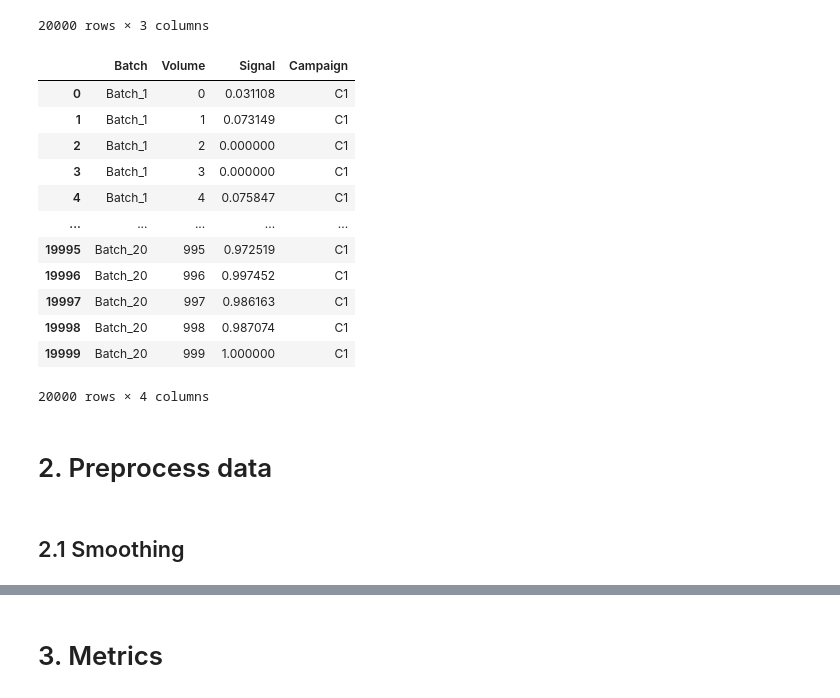
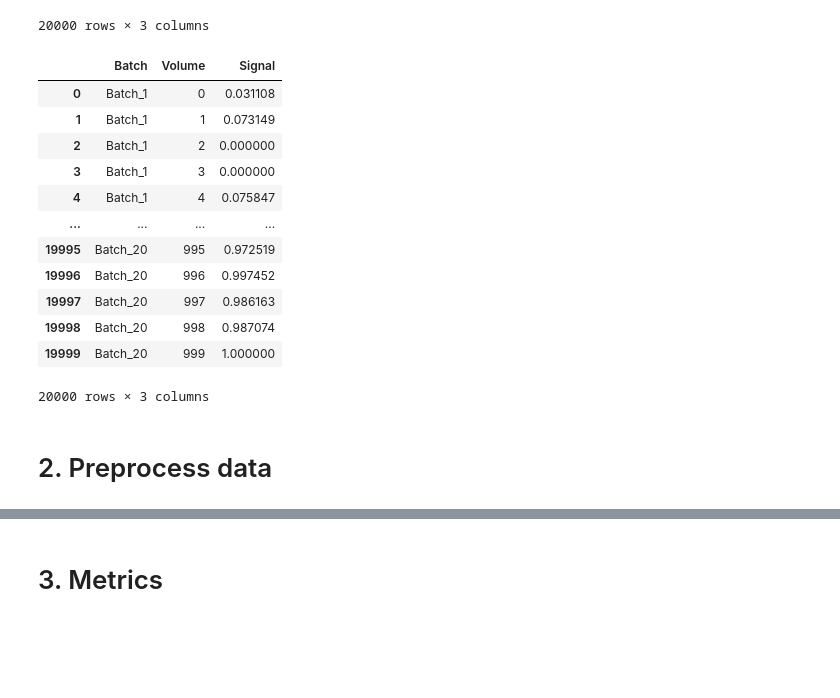
Before and after one commit to vincentgaul/direct_transitional_analysis, a Jupyter notebook: TA.ipynb, the cells around one changed output, grey strips where cells are left out. Saved outputs shown, nothing was run; the diff lists cells and outputs as text; code cells hidden in the pictures; blank space fills up the shorter version.

```diff
--- a/TA.ipynb
+++ b/TA.ipynb
@@ -27,26 +27,23 @@ df
 | 19999 | Batch_20 | 999 | 1.000000 |
 20000 rows × 3 columns
 # %%
-df_final = df.rename(columns = {'value':'Signal', 'data_point':'Volume', 'batch':'Batch'})
-df_final["Campaign"] = "C1"
+df = df.rename(columns = {'value':'Signal', 'data_point':'Volume', 'batch':'Batch'})
 #df_final = df_final[df_final["Batch"] == "Batch_1"]
-df_final
+df
 # %% [output]
-|  | Batch | Volume | Signal | Campaign |
-| 0 | Batch_1 | 0 | 0.031108 | C1 |
-| 1 | Batch_1 | 1 | 0.073149 | C1 |
-| 2 | Batch_1 | 2 | 0.000000 | C1 |
-| 3 | Batch_1 | 3 | 0.000000 | C1 |
-| 4 | Batch_1 | 4 | 0.075847 | C1 |
-| ... | ... | ... | ... | ... |
-| 19995 | Batch_20 | 995 | 0.972519 | C1 |
-| 19996 | Batch_20 | 996 | 0.997452 | C1 |
-| 19997 | Batch_20 | 997 | 0.986163 | C1 |
-| 19998 | Batch_20 | 998 | 0.987074 | C1 |
-| 19999 | Batch_20 | 999 | 1.000000 | C1 |
+|  | Batch | Volume | Signal |
+| 0 | Batch_1 | 0 | 0.031108 |
+| 1 | Batch_1 | 1 | 0.073149 |
+| 2 | Batch_1 | 2 | 0.000000 |
+| 3 | Batch_1 | 3 | 0.000000 |
+| 4 | Batch_1 | 4 | 0.075847 |
+| ... | ... | ... | ... |
+| 19995 | Batch_20 | 995 | 0.972519 |
+| 19996 | Batch_20 | 996 | 0.997452 |
+| 19997 | Batch_20 | 997 | 0.986163 |
+| 19998 | Batch_20 | 998 | 0.987074 |
+| 19999 | Batch_20 | 999 | 1.000000 |
-20000 rows × 4 columns
+20000 rows × 3 columns
 # %% [markdown]
 # 2. Preprocess data
-# %% [markdown]
-## 2.1 Smoothing
 # %%
```
Also changed, not shown: parts of 33 cells of this notebook, 6 other files.
